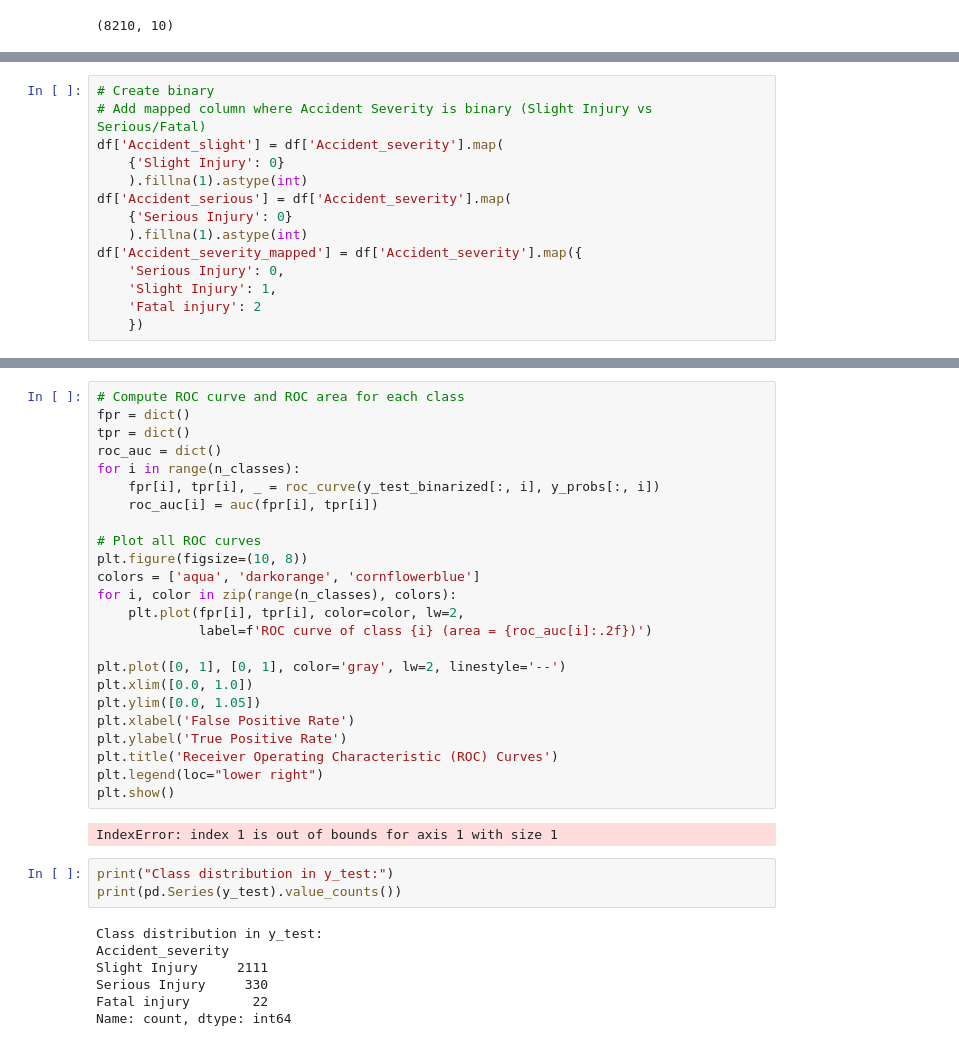
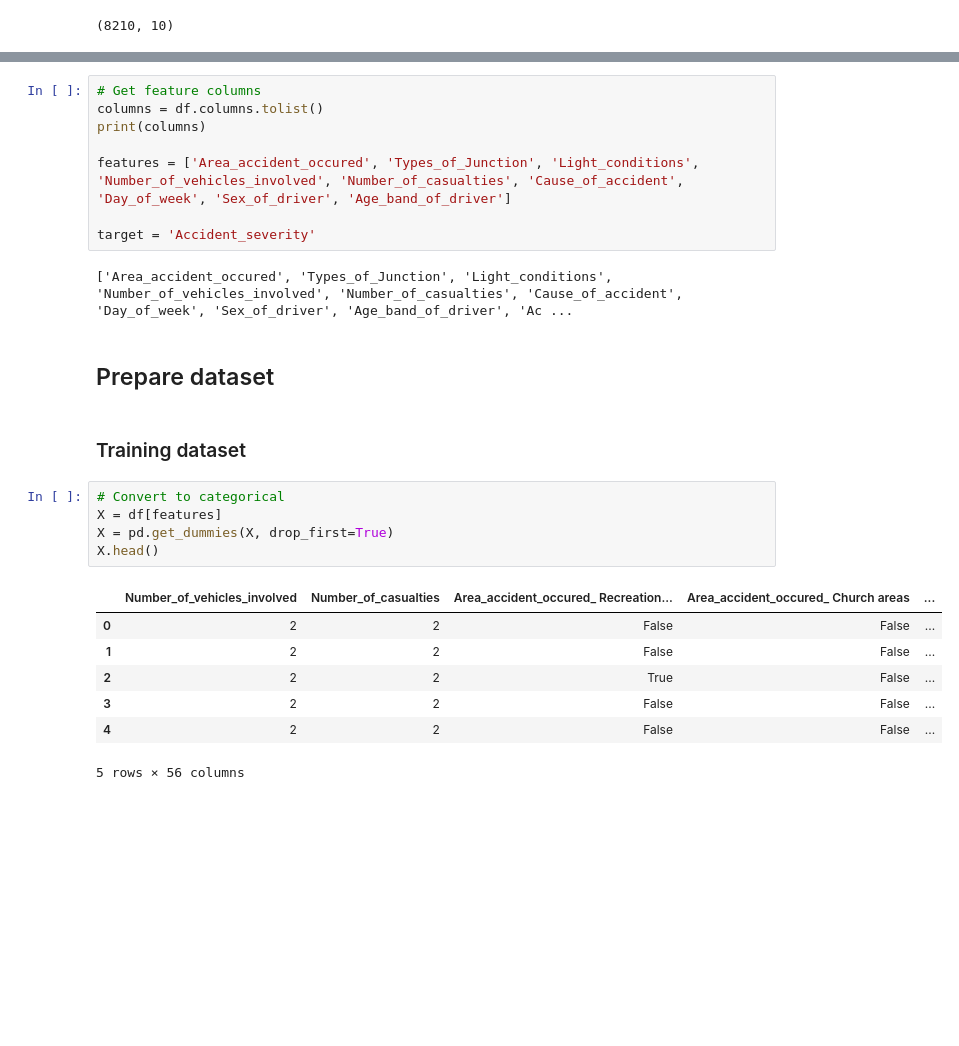
Before and after one commit to junclemente/ADS502-FinalProject, a Jupyter notebook: jun/naive_bayes.ipynb, the cells around one changed output, grey strips where cells are left out. Drawn from its saved outputs; the diff is of its cells as text; blank space fills up the shorter version.

```diff
--- a/jun/naive_bayes.ipynb
+++ b/jun/naive_bayes.ipynb
@@ -36,14 +30,0 @@ df.shape
-# %%
-# Create binary
-# Add mapped column where Accident Severity is binary (Slight Injury vs Serious/Fatal)
-df['Accident_slight'] = df['Accident_severity'].map(
-    {'Slight Injury': 0}
-    ).fillna(1).astype(int)
-df['Accident_serious'] = df['Accident_severity'].map(
-    {'Serious Injury': 0}
-    ).fillna(1).astype(int)
-df['Accident_severity_mapped'] = df['Accident_severity'].map({
-    'Serious Injury': 0,
-    'Slight Injury': 1,
-    'Fatal injury': 2
-    })
@@ -305,36 +31,27 @@ y_test_binarized = label_binarize(y_test, classes=np.arange(n_classes))
-# %%
-# Compute ROC curve and ROC area for each class
-fpr = dict()
-tpr = dict()
-roc_auc = dict()
-for i in range(n_classes):
-    fpr[i], tpr[i], _ = roc_curve(y_test_binarized[:, i], y_probs[:, i])
-    roc_auc[i] = auc(fpr[i], tpr[i])
-
-# Plot all ROC curves
-plt.figure(figsize=(10, 8))
-colors = ['aqua', 'darkorange', 'cornflowerblue']
-for i, color in zip(range(n_classes), colors):
-    plt.plot(fpr[i], tpr[i], color=color, lw=2,
-             label=f'ROC curve of class {i} (area = {roc_auc[i]:.2f})')
-
-plt.plot([0, 1], [0, 1], color='gray', lw=2, linestyle='--')
-plt.xlim([0.0, 1.0])
-plt.ylim([0.0, 1.05])
-plt.xlabel('False Positive Rate')
-plt.ylabel('True Positive Rate')
-plt.title('Receiver Operating Characteristic (ROC) Curves')
-plt.legend(loc="lower right")
-plt.show()
-# %% [output]
-IndexError: index 1 is out of bounds for axis 1 with size 1
-# %%
-print("Class distribution in y_test:")
-print(pd.Series(y_test).value_counts())
-# %% [output]
-Class distribution in y_test:
-Accident_severity
-Slight Injury     2111
-Serious Injury     330
-Fatal injury        22
-Name: count, dtype: int64
+# %%
+# Get feature columns
+columns = df.columns.tolist()
+print(columns)
+
+features = ['Area_accident_occured', 'Types_of_Junction', 'Light_conditions', 'Number_of_vehicles_involved', 'Number_of_casualties', 'Cause_of_accident', 'Day_of_week', 'Sex_of_driver', 'Age_band_of_driver']
+
+target = 'Accident_severity'
+# %% [output]
+['Area_accident_occured', 'Types_of_Junction', 'Light_conditions', 'Number_of_vehicles_involved', 'Number_of_casualties', 'Cause_of_accident', 'Day_of_week', 'Sex_of_driver', 'Age_band_of_driver', 'Ac ...
+# %% [markdown]
+## Prepare dataset
+# %% [markdown]
+### Training dataset
+# %%
+# Convert to categorical
+X = df[features]
+X = pd.get_dummies(X, drop_first=True)
+X.head()
+# %% [output]
+|  | Number_of_vehicles_involved | Number_of_casualties | Area_accident_occured_ Recreation... | Area_accident_occured_ Church areas | ... |
+| 0 | 2 | 2 | False | False | ... |
+| 1 | 2 | 2 | False | False | ... |
+| 2 | 2 | 2 | True | False | ... |
+| 3 | 2 | 2 | False | False | ... |
+| 4 | 2 | 2 | False | False | ... |
+5 rows × 56 columns
```
Also changed, not shown: parts of 52 cells of this notebook.
